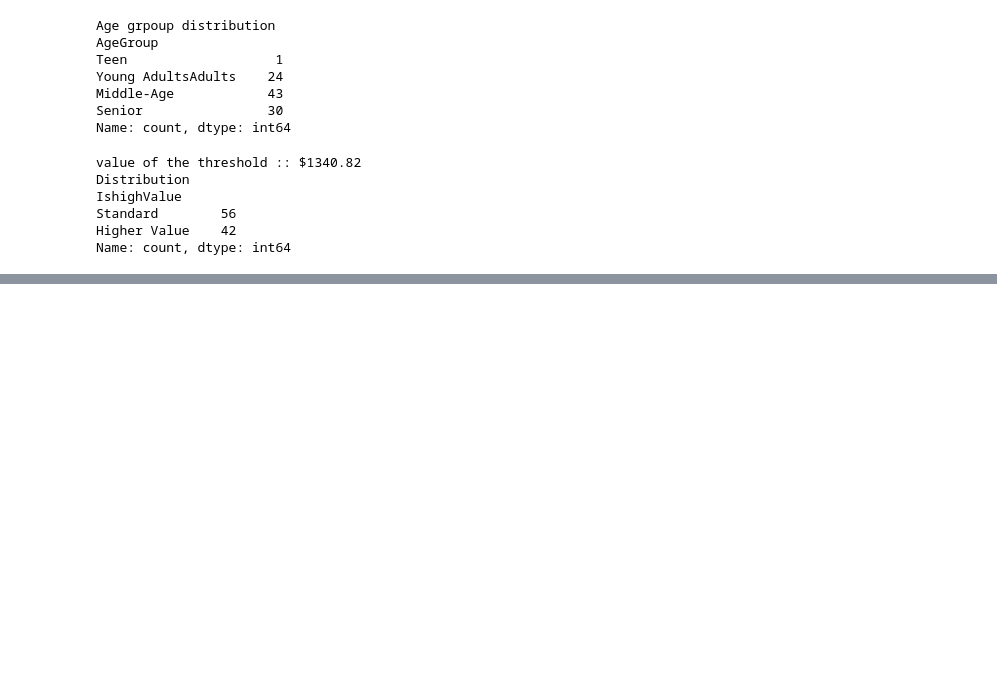
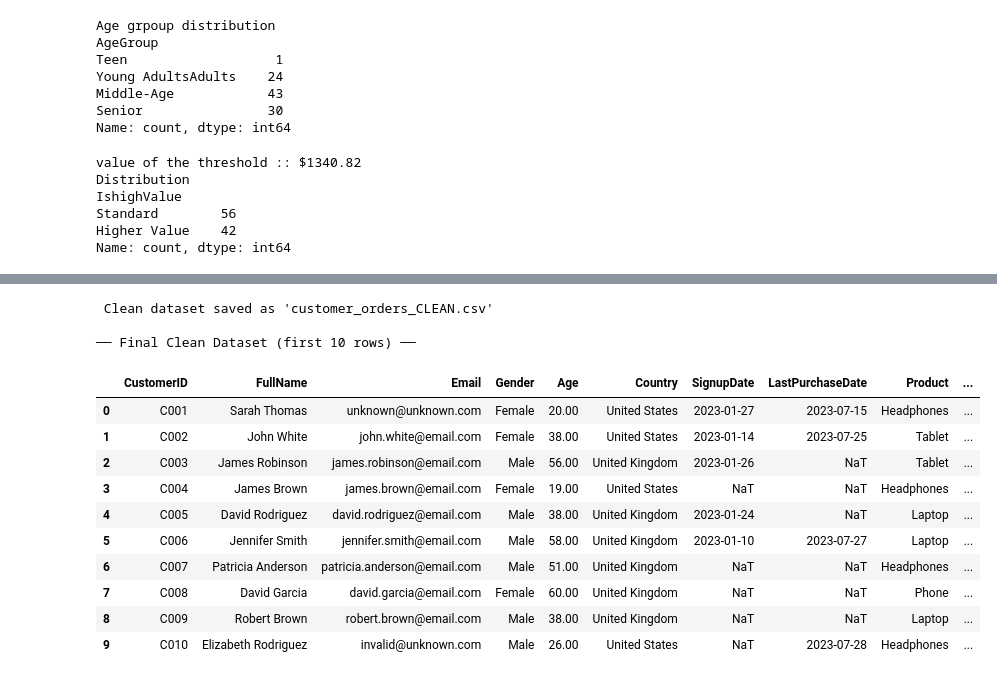
Before and after one commit to kuldeepgaur02/Data-Cleanig-, a Jupyter notebook: Data_cleaning_file.ipynb, the cells around one changed output, grey strips where cells are left out. Saved outputs shown, nothing was run; the diff lists cells and outputs as text; code cells hidden in the pictures; blank space fills up the shorter version.

```diff
--- a/Data_cleaning_file.ipynb
+++ b/Data_cleaning_file.ipynb
@@ -1007,0 +1102,22 @@ Name: count, dtype: int64
+# %%
+df.to_csv('customer_orders_CLEAN.csv', index=False)
+print(" Clean dataset saved as 'customer_orders_CLEAN.csv'")
+
+# Show the final clean DataFrame
+print("\n── Final Clean Dataset (first 10 rows) ──")
+df.head(10)
+# %% [output]
+ Clean dataset saved as 'customer_orders_CLEAN.csv'
+
+── Final Clean Dataset (first 10 rows) ──
+|  | CustomerID | FullName | Email | Gender | Age | Country | SignupDate | LastPurchaseDate | Product | ... |
+| 0 | C001 | Sarah Thomas | unknown@unknown.com | Female | 20.00 | United States | 2023-01-27 | 2023-07-15 | Headphones | ... |
+| 1 | C002 | John White | john.white@email.com | Female | 38.00 | United States | 2023-01-14 | 2023-07-25 | Tablet | ... |
+| 2 | C003 | James Robinson | james.robinson@email.com | Male | 56.00 | United Kingdom | 2023-01-26 | NaT | Tablet | ... |
+| 3 | C004 | James Brown | james.brown@email.com | Female | 19.00 | United States | NaT | NaT | Headphones | ... |
+| 4 | C005 | David Rodriguez | david.rodriguez@email.com | Male | 38.00 | United Kingdom | 2023-01-24 | NaT | Laptop | ... |
+| 5 | C006 | Jennifer Smith | jennifer.smith@email.com | Male | 58.00 | United Kingdom | 2023-01-10 | 2023-07-27 | Laptop | ... |
+| 6 | C007 | Patricia Anderson | patricia.anderson@email.com | Male | 51.00 | United Kingdom | NaT | NaT | Headphones | ... |
+| 7 | C008 | David Garcia | david.garcia@email.com | Female | 60.00 | United Kingdom | NaT | NaT | Phone | ... |
+| 8 | C009 | Robert Brown | robert.brown@email.com | Male | 38.00 | United Kingdom | NaT | NaT | Laptop | ... |
+| 9 | C010 | Elizabeth Rodriguez | invalid@unknown.com | Male | 26.00 | United States | NaT | 2023-07-28 | Headphones | ... |
```
Also changed, not shown: parts of 4 cells of this notebook, 3 other files.
